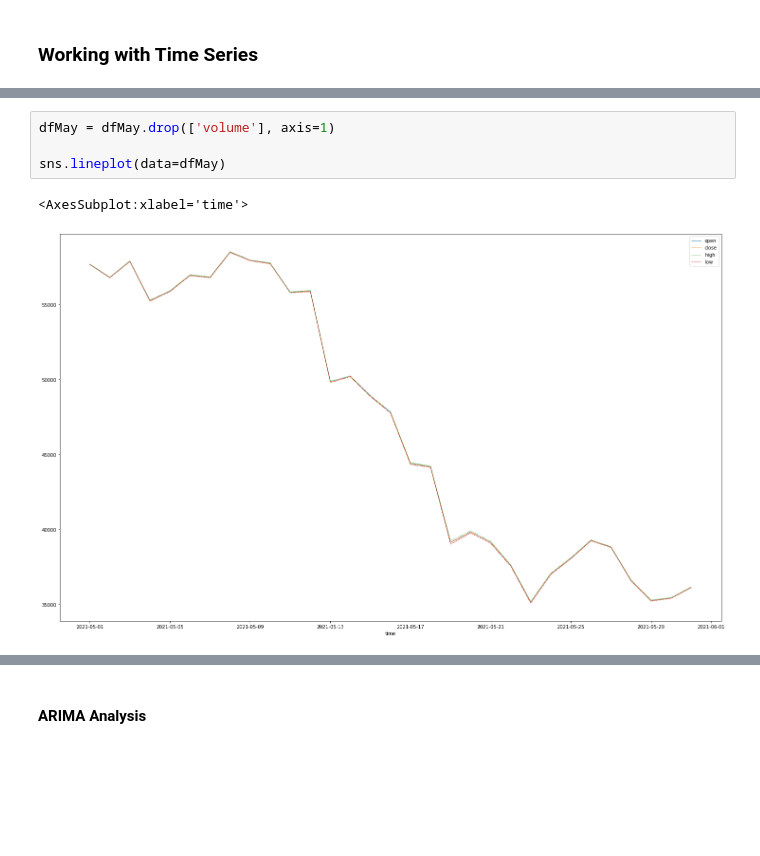
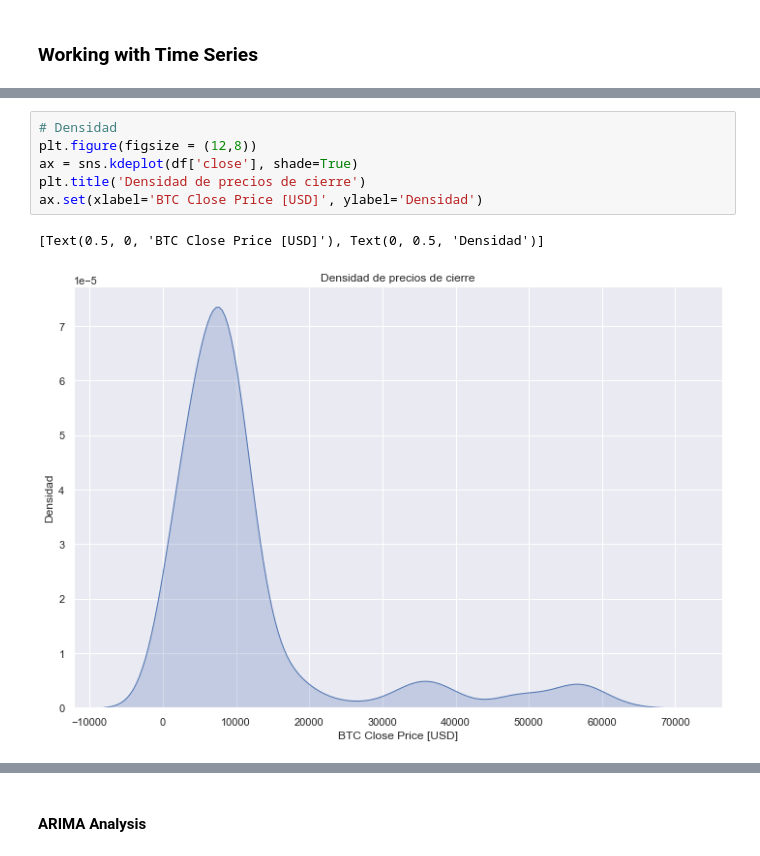
Before and after one commit to sebastianchaves/tp-ps-2021, a Jupyter notebook: trabajo-practico.ipynb, the cells around one changed output, grey strips where cells are left out. Saved outputs shown, nothing was run; the diff lists cells and outputs as text; blank space fills up the shorter version.

```diff
--- a/trabajo-practico.ipynb
+++ b/trabajo-practico.ipynb
@@ -212,7 +201,9 @@ plt.show()
-# %%
-dfMay = dfMay.drop(['volume'], axis=1)
-
-sns.lineplot(data=dfMay)
-# %% [output]
-<AxesSubplot:xlabel='time'>
-[figure, removed]
+# %%
+# Densidad
+plt.figure(figsize = (12,8))
+ax = sns.kdeplot(df['close'], shade=True)
+plt.title('Densidad de precios de cierre')
+ax.set(xlabel='BTC Close Price [USD]', ylabel='Densidad')
+# %% [output]
+[Text(0.5, 0, 'BTC Close Price [USD]'), Text(0, 0.5, 'Densidad')]
+[figure, added]
```
Also changed, not shown: parts of 62 cells of this notebook.
